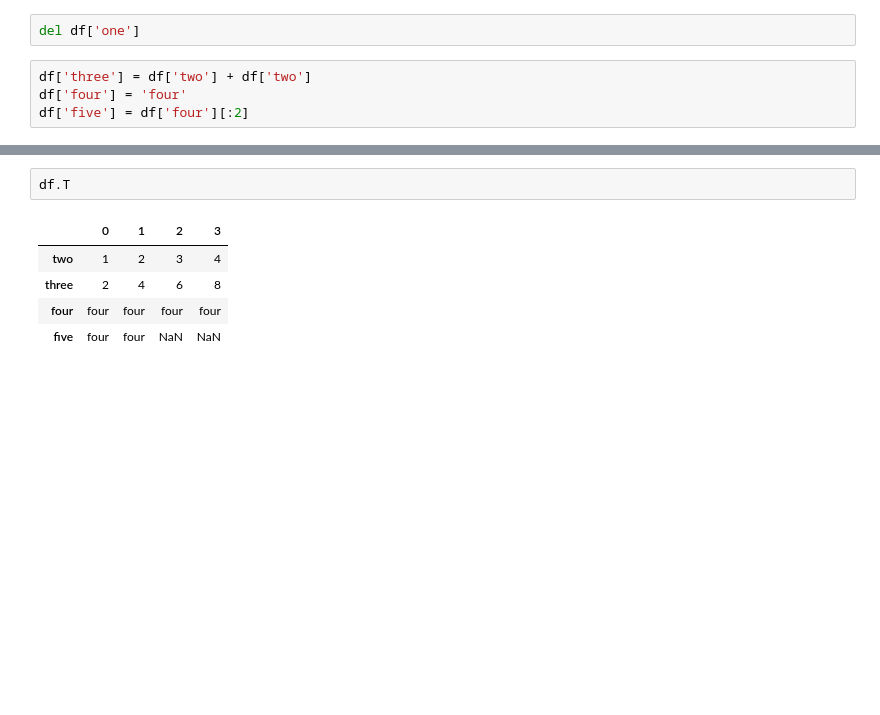
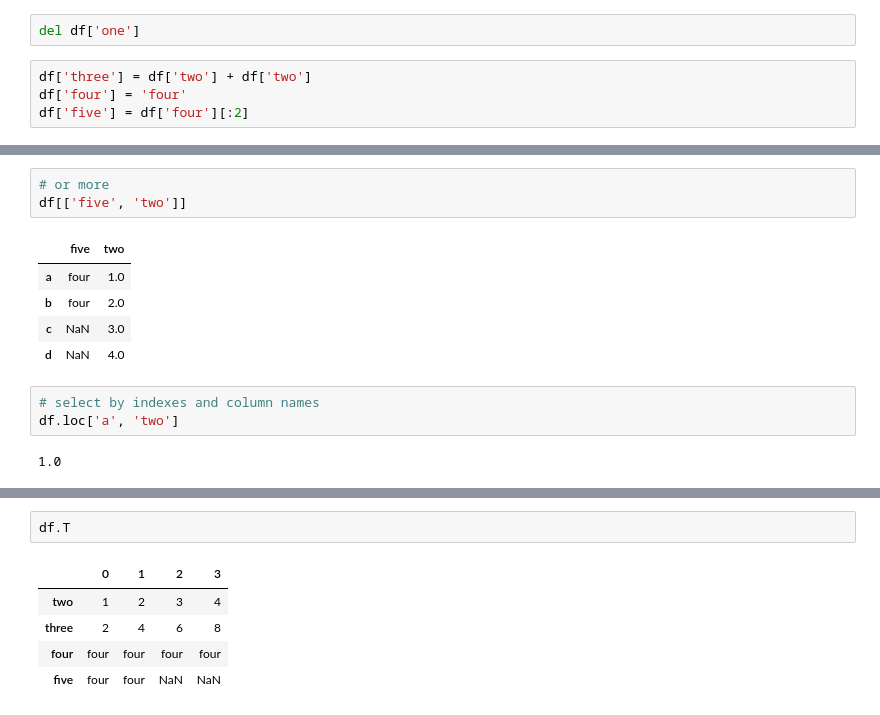
Before and after one commit to knathanieltucker/pandas-tutorial, a Jupyter notebook: Pandas Intro to Data Structures.ipynb, the cells around one changed output, grey strips where cells are left out. Cells and saved outputs as stored; diff of their text form; blank space fills up the shorter version.

```diff
--- a/Pandas Intro to Data Structures.ipynb
+++ b/Pandas Intro to Data Structures.ipynb
@@ -242,0 +260,14 @@ df
+# %%
+# or more
+df[['five', 'two']]
+# %% [output]
+|  | five | two |
+| a | four | 1.0 |
+| b | four | 2.0 |
+| c | NaN | 3.0 |
+| d | NaN | 4.0 |
+# %%
+# select by indexes and column names
+df.loc['a', 'two']
+# %% [output]
+1.0
```
Also changed, not shown: parts of 23 cells of this notebook, 4 other files.
